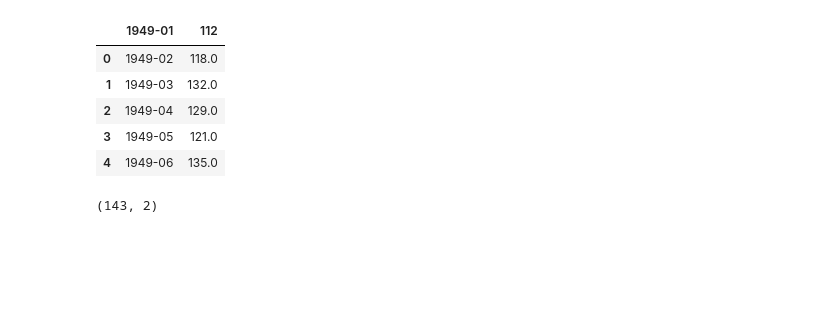
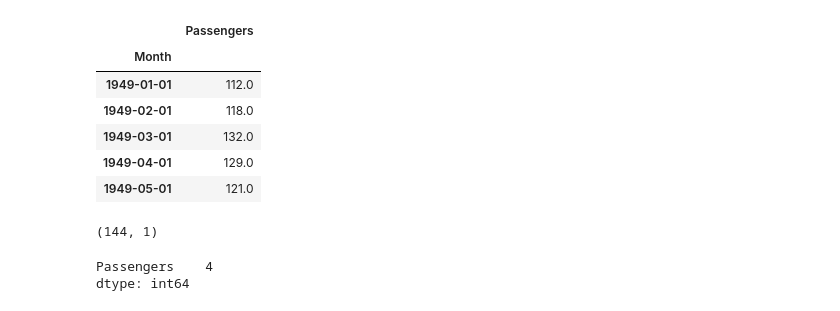
Before and after one commit to chethanbr86/MLDL_projects, a Jupyter notebook: Timeseries/airline-passenger-traffic_upgrad/airline.ipynb, the cells around one changed output. Cells and saved outputs as stored; diff of their text form; code cells hidden in the pictures; blank space fills up the shorter version.

```diff
--- a/Timeseries/airline-passenger-traffic_upgrad/airline.ipynb
+++ b/Timeseries/airline-passenger-traffic_upgrad/airline.ipynb
@@ -11,14 +9,23 @@ Matplotlib is building the font cache; this may take a moment.
 # %%
-data = pd.read_csv('airline-passenger-traffic.csv')
+data = pd.read_csv('airline-passenger-traffic.csv', header=None)
+data.columns = ['Month','Passengers']
+data['Month'] = pd.to_datetime(data['Month'], format='%Y-%m')
+data = data.set_index('Month')
 data.head()
 # %% [output]
-|  | 1949-01 | 112 |
-| 0 | 1949-02 | 118.0 |
-| 1 | 1949-03 | 132.0 |
-| 2 | 1949-04 | 129.0 |
-| 3 | 1949-05 | 121.0 |
-| 4 | 1949-06 | 135.0 |
+|  | Passengers |
+| Month |  |
+| 1949-01-01 | 112.0 |
+| 1949-02-01 | 118.0 |
+| 1949-03-01 | 132.0 |
+| 1949-04-01 | 129.0 |
+| 1949-05-01 | 121.0 |
 # %%
 data.shape
 # %% [output]
-(143, 2)
+(144, 1)
+# %%
+data.isnull().sum()
+# %% [output]
+Passengers    4
+dtype: int64
```
Also changed, not shown: parts of 6 cells of this notebook.
